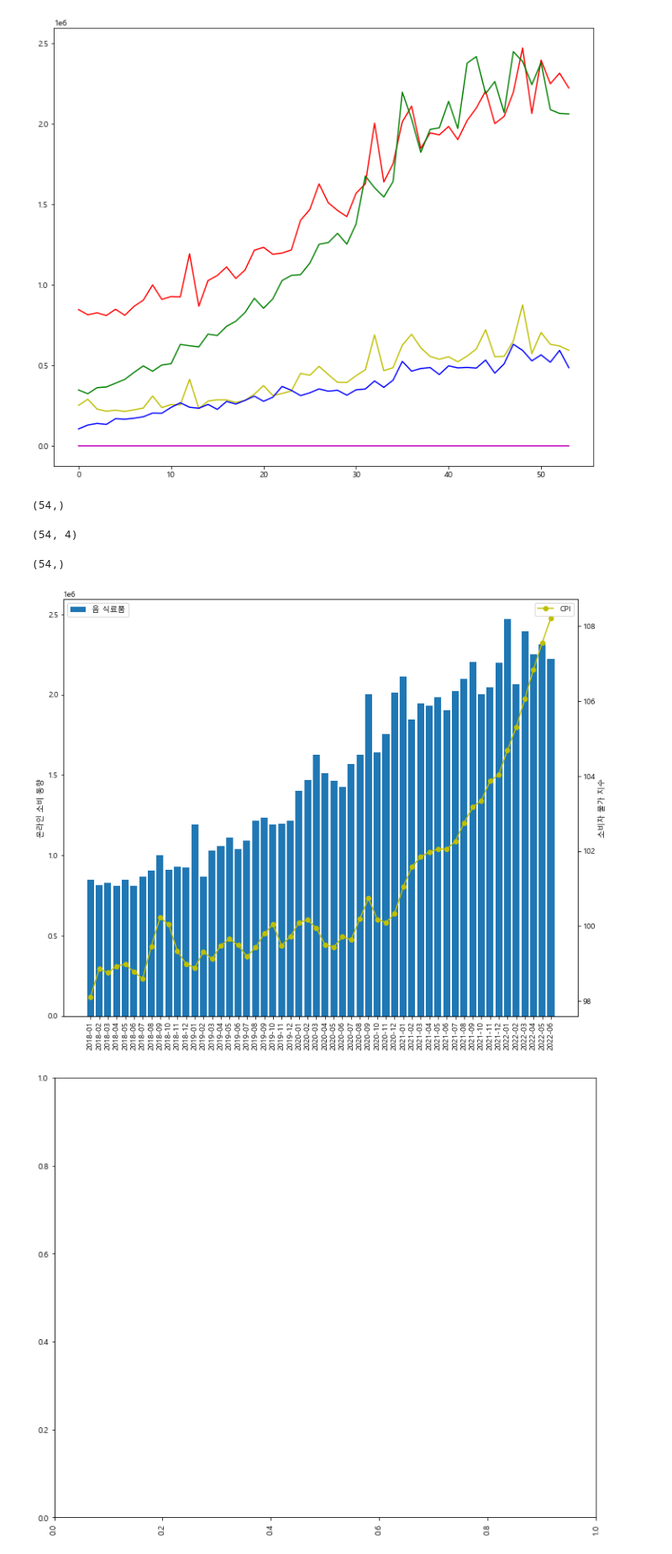
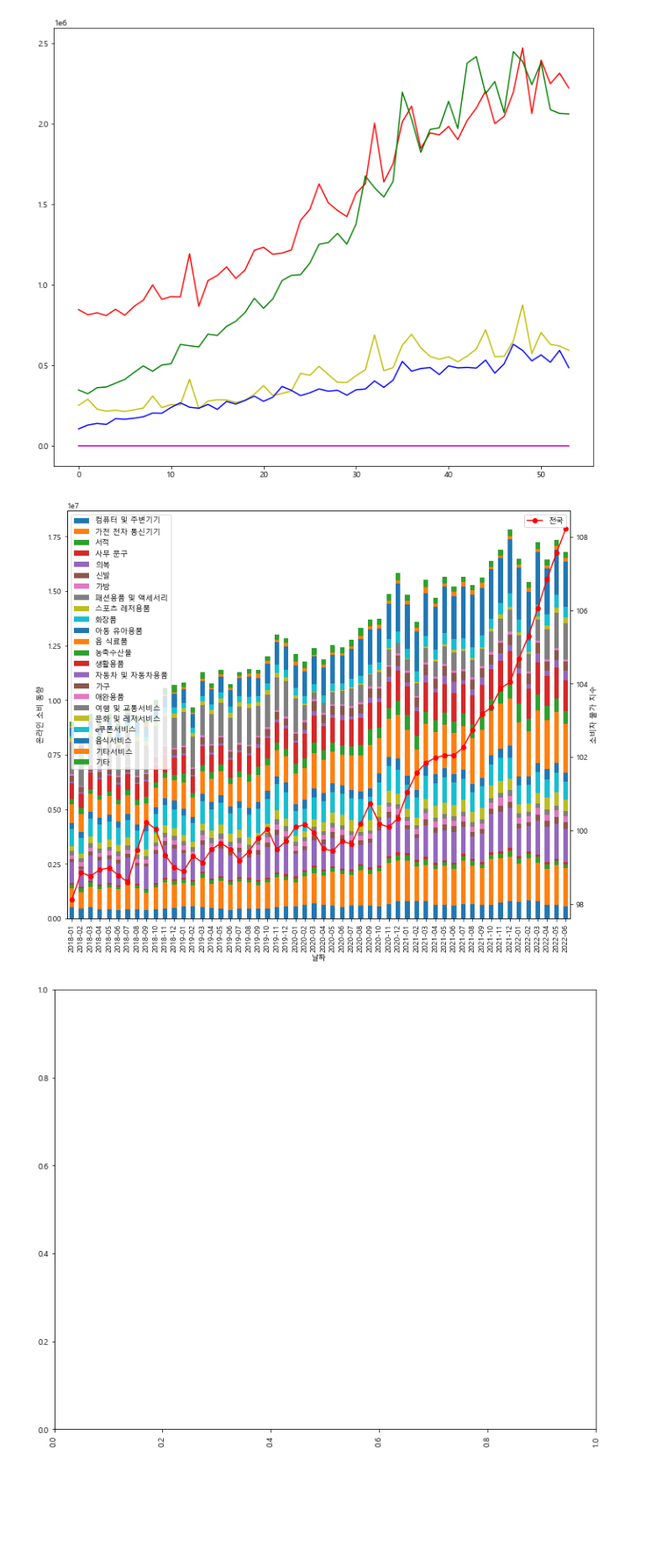
Before and after one commit to jkim0313/project1_dajopay, a Jupyter notebook: preprocess.ipynb, the cells around one changed output. Shown at 84% size. Drawn from its saved outputs; the diff is of its cells as text; code cells hidden in the pictures; blank space fills up the shorter version.

```diff
--- a/preprocess.ipynb
+++ b/preprocess.ipynb
@@ -443,38 +375,27 @@ plt.plot(df_food_service_cpi["전국"], color="m")
 plt.show()
 # %% [output]
 [figure]
-# %%
-x.shape
-# %% [output]
-(54,)
-# %%
-y1.shape
-# %% [output]
-(54, 4)
-# %%
-y2.shape
-# %% [output]
-(54,)
 # %%
 fig, ax1 = plt.subplots(figsize=(12,10))
 plt.xticks(rotation=90)
 
 x = df_food_service_cpi["날짜"]
 y1 = df_food_service_cpi["음 식료품"]
 y2 = df_food_service_cpi["전국"]
 
-ax1.bar(x, y1, label="음 식료품")
+df.plot(kind='bar', stacked=True, label="음 식료품", ax=ax1)
 ax1.set_ylabel("온라인 소비 동향")
 plt.legend(loc="upper left")
 
 ax2 = ax1.twinx()
-ax2.plot(x, y2, 'o-', color="y", label="CPI")
+cpi_df.plot(kind='line', marker='o' , color="r", label="CPI", ax=ax2)
+
 ax2.set_ylabel("소비자 물가 지수")
 
 plt.legend(loc="upper right")
 plt.show()
 # %% [output]
-[figure, old version]
+[figure, new version]
 # %%
 fig, ax = plt.subplots(figsize=(12,10))
 plt.xticks(rotation=90)
```
Also changed, not shown: parts of 7 cells of this notebook, 1 other file.
